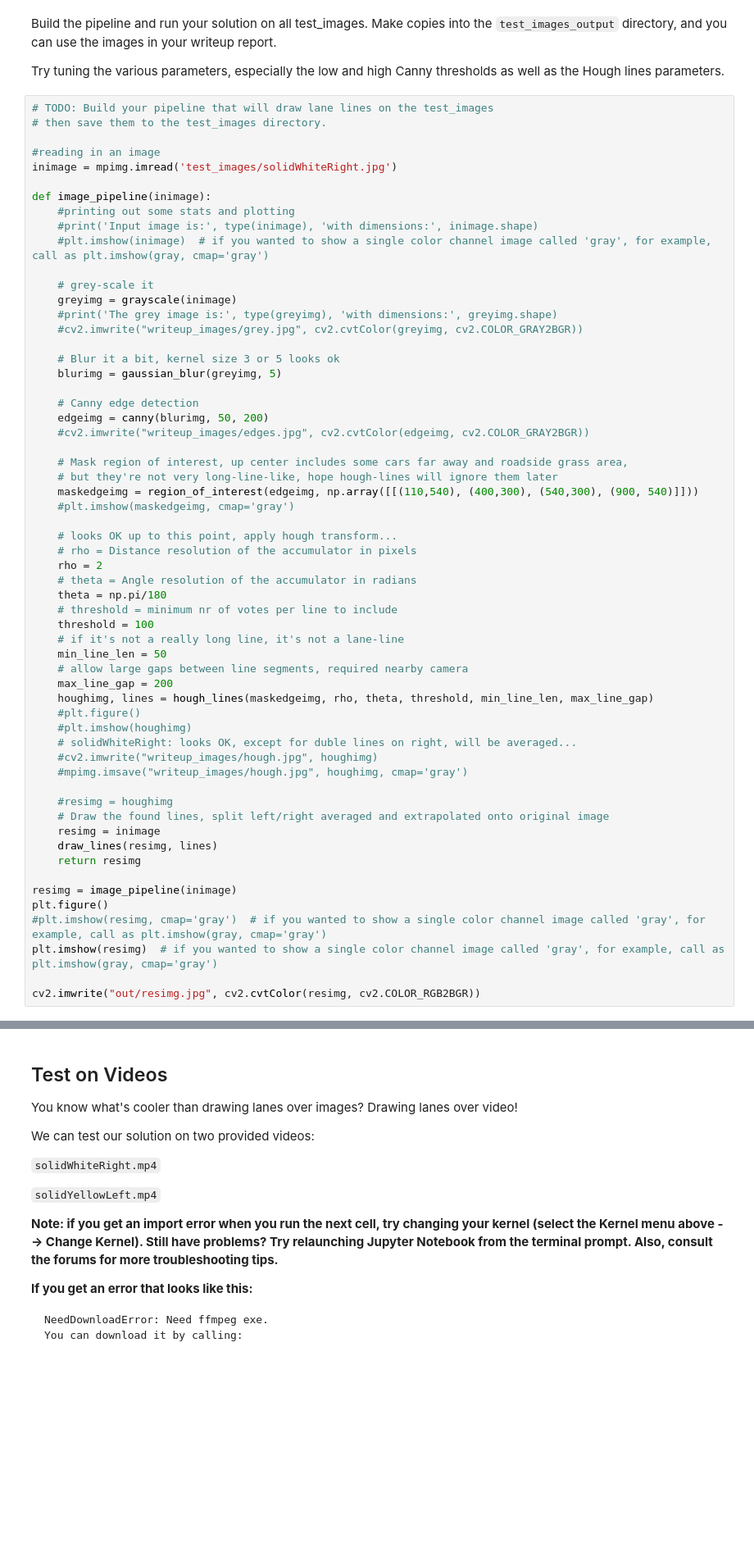
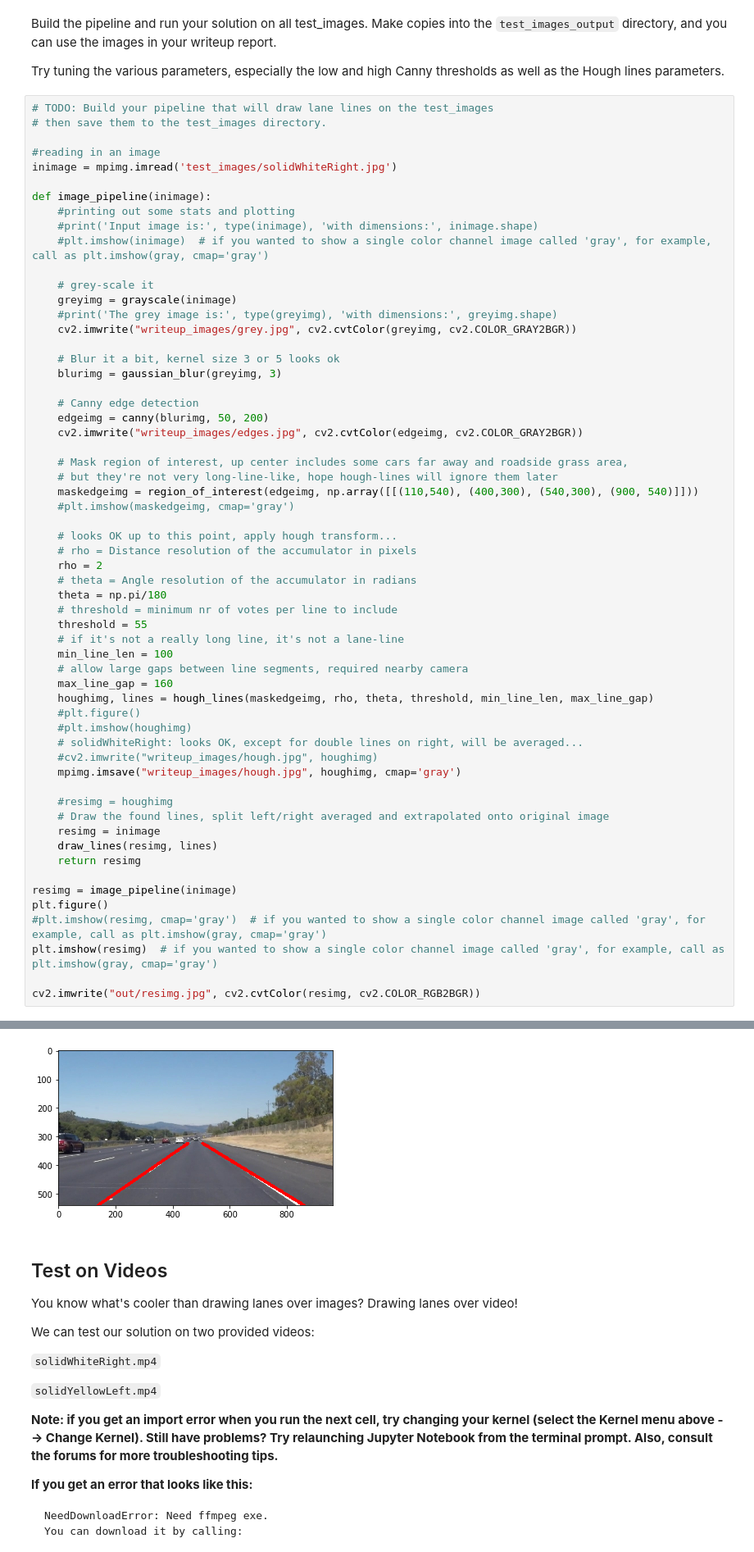
Before and after one commit to stela/CarND-LaneLines-P1, a Jupyter notebook: P1.ipynb, the cells around one changed output, grey strips where cells are left out. Shown at 82% size. Saved outputs shown, nothing was run; the diff lists cells and outputs as text; blank space fills up the shorter version.

```diff
--- a/P1.ipynb
+++ b/P1.ipynb
@@ -281,14 +292,14 @@ def image_pipeline(inimage):
     # grey-scale it
     greyimg = grayscale(inimage)
     #print('The grey image is:', type(greyimg), 'with dimensions:', greyimg.shape)
-    #cv2.imwrite("writeup_images/grey.jpg", cv2.cvtColor(greyimg, cv2.COLOR_GRAY2BGR))
+    cv2.imwrite("writeup_images/grey.jpg", cv2.cvtColor(greyimg, cv2.COLOR_GRAY2BGR))
 
     # Blur it a bit, kernel size 3 or 5 looks ok
-    blurimg = gaussian_blur(greyimg, 5)
+    blurimg = gaussian_blur(greyimg, 3)
 
     # Canny edge detection
     edgeimg = canny(blurimg, 50, 200)
-    #cv2.imwrite("writeup_images/edges.jpg", cv2.cvtColor(edgeimg, cv2.COLOR_GRAY2BGR))
+    cv2.imwrite("writeup_images/edges.jpg", cv2.cvtColor(edgeimg, cv2.COLOR_GRAY2BGR))
 
     # Mask region of interest, up center includes some cars far away and roadside grass area,
     # but they're not very long-line-like, hope hough-lines will ignore them later
@@ -301,17 +312,17 @@ def image_pipeline(inimage):
     # theta = Angle resolution of the accumulator in radians
     theta = np.pi/180
     # threshold = minimum nr of votes per line to include
-    threshold = 100
+    threshold = 55
     # if it's not a really long line, it's not a lane-line
-    min_line_len = 50
+    min_line_len = 100
     # allow large gaps between line segments, required nearby camera
-    max_line_gap = 200
+    max_line_gap = 160
     houghimg, lines = hough_lines(maskedgeimg, rho, theta, threshold, min_line_len, max_line_gap)
     #plt.figure()
     #plt.imshow(houghimg)
-    # solidWhiteRight: looks OK, except for duble lines on right, will be averaged...
+    # solidWhiteRight: looks OK, except for double lines on right, will be averaged...
     #cv2.imwrite("writeup_images/hough.jpg", houghimg)
-    #mpimg.imsave("writeup_images/hough.jpg", houghimg, cmap='gray')
+    mpimg.imsave("writeup_images/hough.jpg", houghimg, cmap='gray')
 
     #resimg = houghimg
     # Draw the found lines, split left/right averaged and extrapolated onto original image
@@ -325,3 +336,4 @@ plt.figure()
 plt.imshow(resimg)  # if you wanted to show a single color channel image called 'gray', for example, call as plt.imshow(gray, cmap='gray')
 
 cv2.imwrite("out/resimg.jpg", cv2.cvtColor(resimg, cv2.COLOR_RGB2BGR))
+# %% [output]
@@ -328,3 +341,4 @@ cv2.imwrite("out/resimg.jpg", cv2.cvtColor(resimg, cv2.COLOR_RGB2BGR))
+[figure, added]
 # %% [markdown]
 ## Test on Videos
 
```
Also changed, not shown: parts of 3 cells of this notebook, 1 other file.
